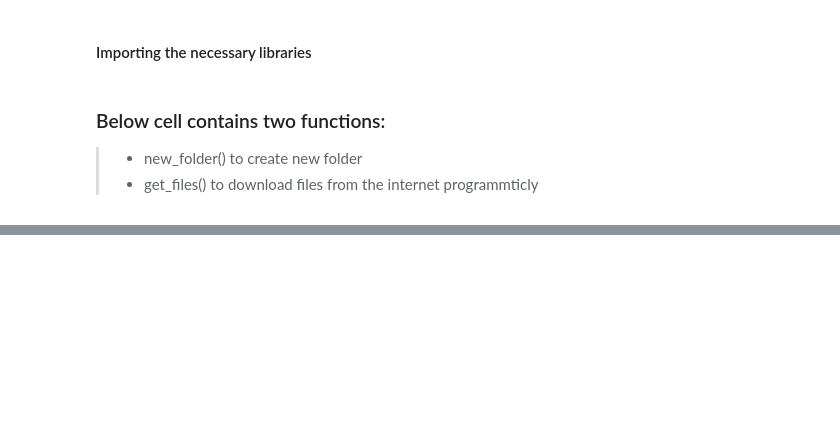
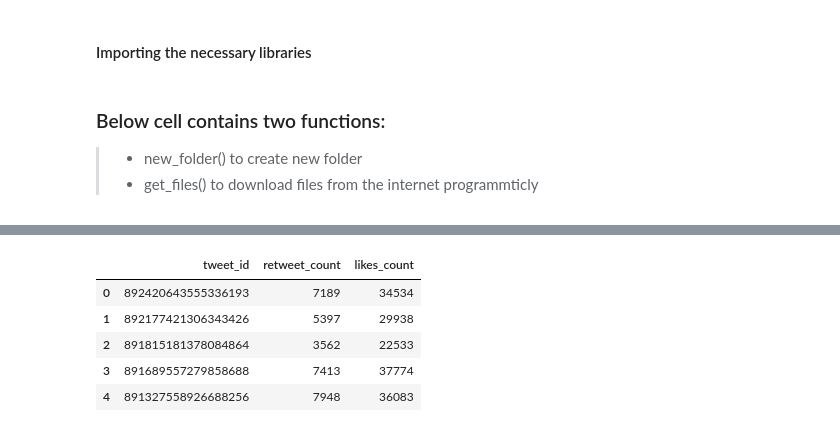
Before and after one commit to mozaini/data-wrnagling-prject, a Jupyter notebook: project.ipynb, the cells around one changed output, grey strips where cells are left out. Drawn from its saved outputs; the diff is of its cells as text; code cells hidden in the pictures; blank space fills up the shorter version.

Commit message:
gather data from twitter

```diff
--- a/project.ipynb
+++ b/project.ipynb
@@ -51,0 +60,11 @@ data = get_files(file_name = "image-predictions.tsv", url= URL)
+# %%
+
+ACCESS_TOKEN = "1235133671851601920-sN4bWU6RDTydw57nqVDxwQfAvzam2J"
+ACCESS_TOKEN_SECRET = "zySb7dmbCFRKOIE1RyK07NhUC16ZGWgd9lvFJoQmtFbuL"
+CONSUMER_KEY = "JFo7yOJ5q4OssR9LNuekFJmZh"
+CONSUMER_SECRET = "5npceXl51epMWcIeqc4b20ss8FqOeCEX2NkpY1nniR7Zf69uBM"
+
+auth = tweepy.OAuthHandler(CONSUMER_KEY, CONSUMER_SECRET)
+auth.set_access_token(ACCESS_TOKEN, ACCESS_TOKEN_SECRET)
+
+api = tweepy.API(auth,wait_on_rate_limit=True, wait_on_rate_limit_notify=True)
@@ -51,0 +79,15 @@ data = get_files(file_name = "image-predictions.tsv", url= URL)
+# %%
+data = {}
+data['tweet_info']=  []
+print('{:20s}{:15}{}'.format("Tweet id", "retweet count",'Likes count'))
+for i in df['tweet_id']:
+    try:
+        tweet = api.get_status(i)
+        print('{:}{:10d}{:15}'.format(i, tweet.retweet_count,tweet.favorite_count))
+        data['tweet_info'].append({
+            'tweet_id' : i ,
+            'retweet_count': tweet.retweet_count ,
+            'likes_count' : tweet.favorite_count
+        })
+    except:
+        print("Id was not found")
@@ -51,0 +172,9 @@ data = get_files(file_name = "image-predictions.tsv", url= URL)
+# %%
+# Read 'tweet.txt' line by line
+with open('tweet_json.txt') as json_file:
+    data = json.load(json_file)
+    for p in data['tweet_info']:
+        print('Tweet id: ' , p['tweet_id'])
+        print('Retweet count: ' , p['retweet_count'])
+        print('Likes count: ' , p['likes_count'])
+        print('')
@@ -51,0 +199,12 @@ data = get_files(file_name = "image-predictions.tsv", url= URL)
+# %%
+# Read 'tweet.txt' line by line into a pandas dataframe with tweet_id, retweet_count, and likes_count
+tweet_json_df = pd.json_normalize(data['tweet_info'])
+# %%
+tweet_json_df.head()
+# %% [output]
+|  | tweet_id | retweet_count | likes_count |
+| 0 | 892420643555336193 | 7189 | 34534 |
+| 1 | 892177421306343426 | 5397 | 29938 |
+| 2 | 891815181378084864 | 3562 | 22533 |
+| 3 | 891689557279858688 | 7413 | 37774 |
+| 4 | 891327558926688256 | 7948 | 36083 |
```
Also changed, not shown: parts of 7 cells of this notebook, 3 other files.
